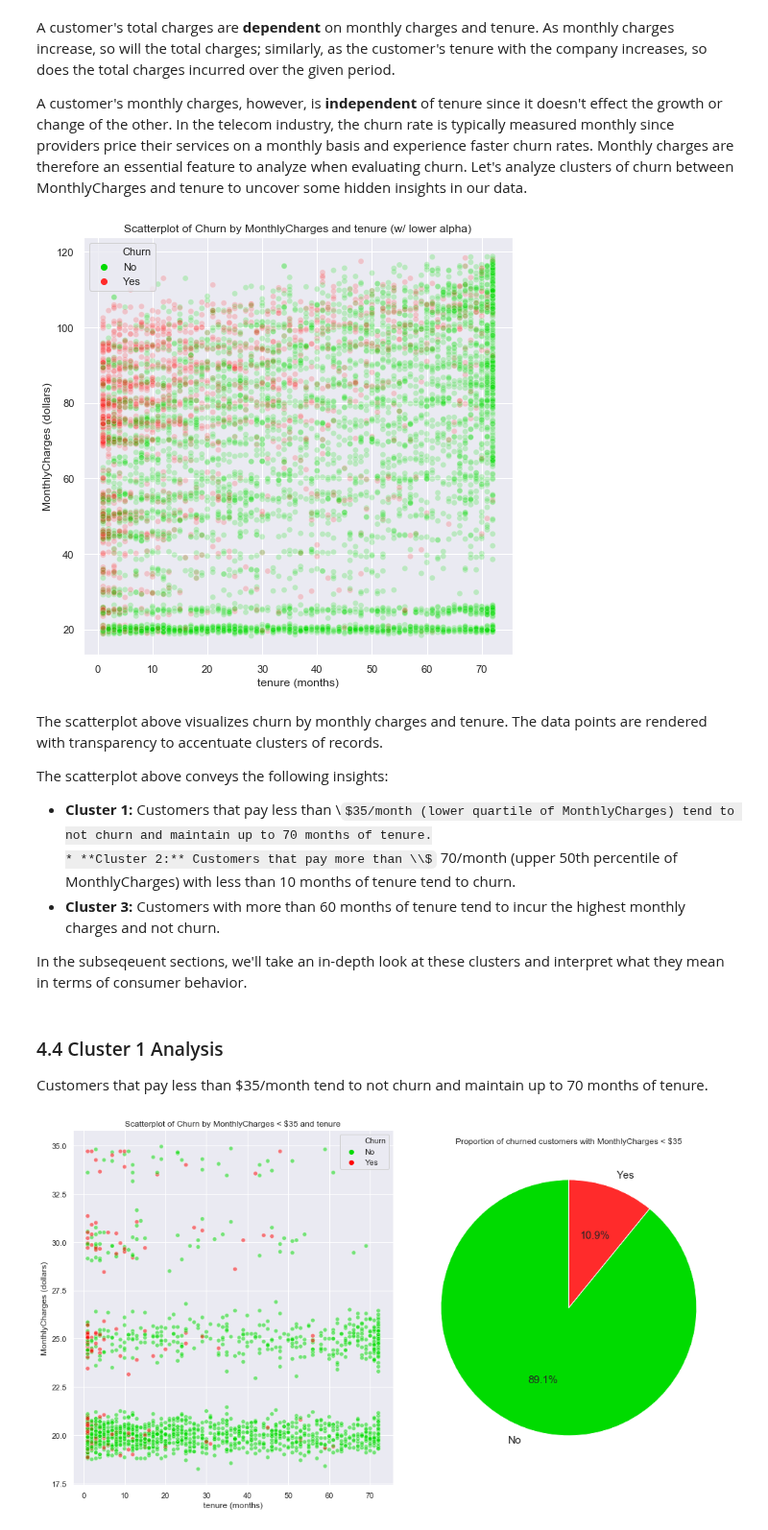
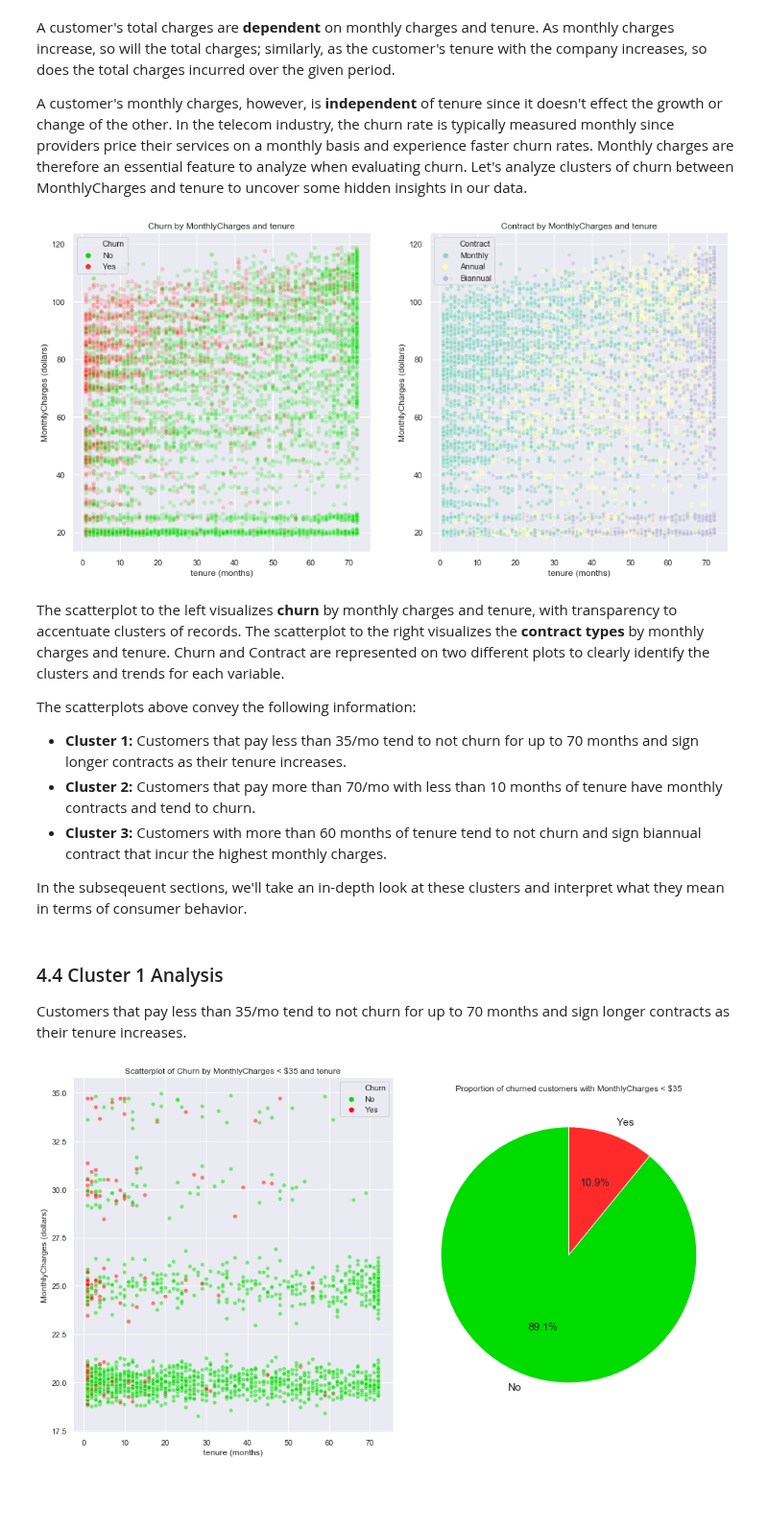
Before and after one commit to ayn28/Project-Portfolio, a Jupyter notebook: current-capstone-project/customer-churn/customer_churn.ipynb, the cells around one changed output. Shown at 96% size. Saved outputs shown, nothing was run; the diff lists cells and outputs as text; code cells hidden in the pictures; some formulas as TeX source; blank space fills up the shorter version.

```diff
--- a/current-capstone-project/customer-churn/customer_churn.ipynb
+++ b/current-capstone-project/customer-churn/customer_churn.ipynb
@@ -330,30 +330,38 @@ A customer's total charges are **dependent** on monthly charges and tenure. As m
 A customer's monthly charges, however, is **independent** of tenure since it doesn't effect the growth or change of the other. In the telecom industry, the churn rate is typically measured monthly since providers price their services on a monthly basis and experience faster churn rates. Monthly charges are therefore an essential feature to analyze when evaluating churn. Let's analyze clusters of churn between MonthlyCharges and tenure to uncover some hidden insights in our data.
 # %%
 # Draw figure
-plt.figure(figsize=(8, 8));
+plt.figure(figsize=(16, 8));
 
 # Scatterplot of Churn by MonthlyCharges and tenure
+plt.subplot(121);
 sns.scatterplot(x='tenure', y='MonthlyCharges', hue='Churn', palette=[lightgreen, red], alpha=0.20, data=df);
 plt.xlabel('tenure (months)');
 plt.ylabel('MonthlyCharges (dollars)');
-plt.title('Scatterplot of Churn by MonthlyCharges and tenure (w/ lower alpha)');
+plt.title('Churn by MonthlyCharges and tenure');
+
+# Scatterplot of Contract by MonthlyCharges and tenure
+plt.subplot(122);
+sns.scatterplot(x='tenure', y='MonthlyCharges', hue='Contract', palette='Set3', alpha=0.50, data=df);
+plt.xlabel('tenure (months)');
+plt.ylabel('MonthlyCharges (dollars)');
+plt.title('Contract by MonthlyCharges and tenure');
 
 # Display plot
 plt.show()
 # %% [output]
-[figure, old version]
+[figure, new version]
 # %% [markdown]
-The scatterplot above visualizes churn by monthly charges and tenure. The data points are rendered with transparency to accentuate clusters of records.
+The scatterplot to the left visualizes **churn** by monthly charges and tenure, with transparency to accentuate clusters of records. The scatterplot to the right visualizes the **contract types** by monthly charges and tenure. Churn and Contract are represented on two different plots to clearly identify the clusters and trends for each variable.
 
-The scatterplot above conveys the following insights:
-* **Cluster 1:** Customers that pay less than \\$35/month (lower quartile of MonthlyCharges) tend to not churn and maintain up to 70 months of tenure.
-* **Cluster 2:** Customers that pay more than \\$70/month (upper 50th percentile of MonthlyCharges) with less than 10 months of tenure tend to churn.
-* **Cluster 3:** Customers with more than 60 months of tenure tend to incur the highest monthly charges and not churn.
+The scatterplots above convey the following information:
+* **Cluster 1:** Customers that pay less than 35/mo tend to not churn for up to 70 months and sign longer contracts as their tenure increases.
+* **Cluster 2:** Customers that pay more than 70/mo with less than 10 months of tenure have monthly contracts and tend to churn.
+* **Cluster 3:** Customers with more than 60 months of tenure tend to not churn and sign biannual contract that incur the highest monthly charges.
 
 In the subseqeuent sections, we'll take an in-depth look at these clusters and interpret what they mean in terms of consumer behavior.
 # %% [markdown]
 ### 4.4 Cluster 1 Analysis
-Customers that pay less than \$35/month tend to not churn and maintain up to 70 months of tenure.
+Customers that pay less than 35/mo tend to not churn for up to 70 months and sign longer contracts as their tenure increases.
 # %%
 # Dataframe of MonthlyCharges less than $35
 df_cluster1 = df[df.MonthlyCharges < 35]
```
Also changed, not shown: parts of 6 cells of this notebook.
